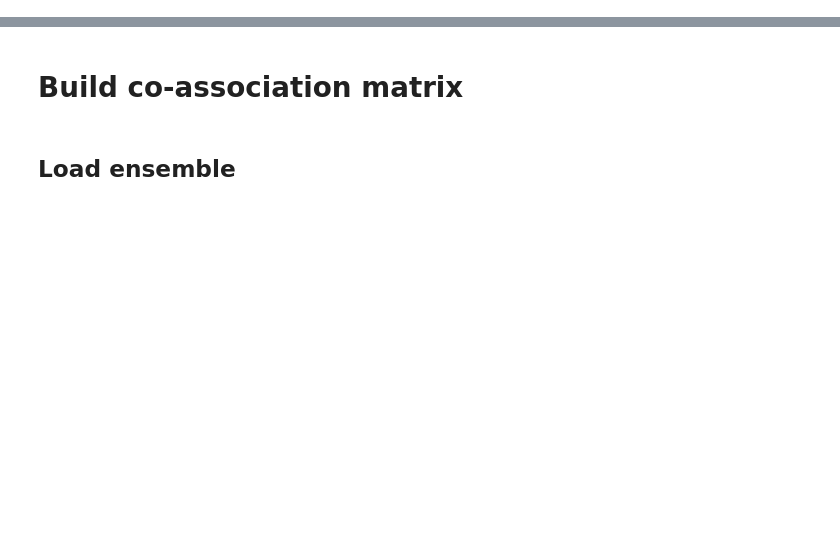
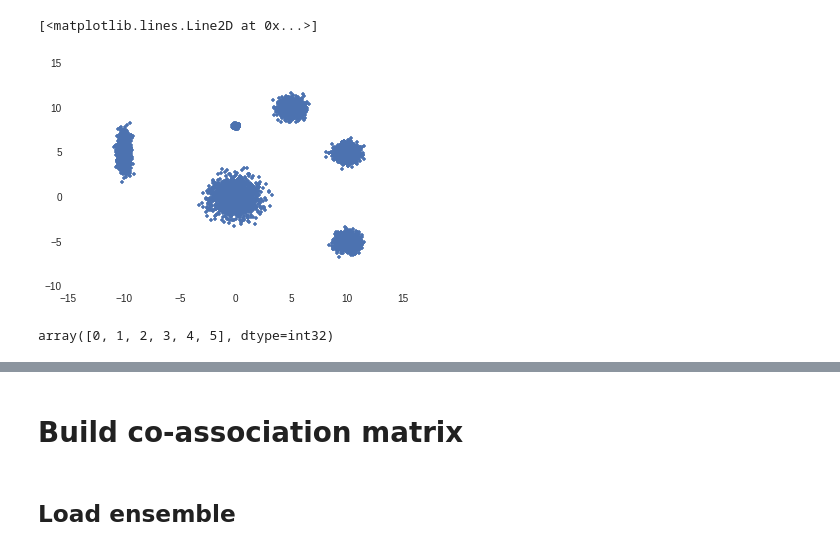
Before and after one commit to diogo-aos/QCThesis, a Jupyter notebook: notebooks/Separate test units.ipynb, the cells around one changed output, grey strips where cells are left out. Saved outputs shown, nothing was run; the diff lists cells and outputs as text; code cells hidden in the pictures; blank space fills up the shorter version.

```diff
--- a/notebooks/Separate test units.ipynb
+++ b/notebooks/Separate test units.ipynb
@@ -17,11 +23,17 @@ n_clusters = 6
 # %%
 g1 = np.random.normal(loc=(0,0), scale=1, size=(n_samples/n_clusters, n_features))
 g2 = np.random.normal(loc=(10,5), scale=0.5, size=(n_samples/n_clusters, n_features))
 g3 = np.random.normal(loc=(0,8), scale=0.1, size=(n_samples/n_clusters, n_features))
 g4 = np.random.normal(loc=(-10,5), scale=(0.25,1), size=(n_samples/n_clusters, n_features))
 g5 = np.random.normal(loc=(5,10), scale=0.5, size=(n_samples/n_clusters, n_features))
 g6 = np.random.normal(loc=(10,-5), scale=0.5, size=(n_samples/n_clusters, n_features))
 
 data = np.vstack((g1,g2,g3,g4,g5,g6))
+gt = np.empty(data.shape[0], dtype = np.int32)
+for i in range(n_clusters):
+    gt[g1.shape[0] * i:g1.shape[0] * i + g1.shape[0]] = i
 
 plt.plot(data[:,0],data[:,1],'.')
+# %% [output]
+[<matplotlib.lines.Line2D at 0x...>]
+[figure, added]
@@ -30,3 +40,7 @@ del g1, g2, g3, g4, g5, g6, data
+# %%
+np.unique(gt)
+# %% [output]
+array([0, 1, 2, 3, 4, 5], dtype=int32)
 # %%
 foldername = "/home/diogoaos/QCThesis/datasets/gaussmix1e4/"
 dataname = "data.csv"
```
Also changed, not shown: parts of 81 cells of this notebook, 51 other files.
